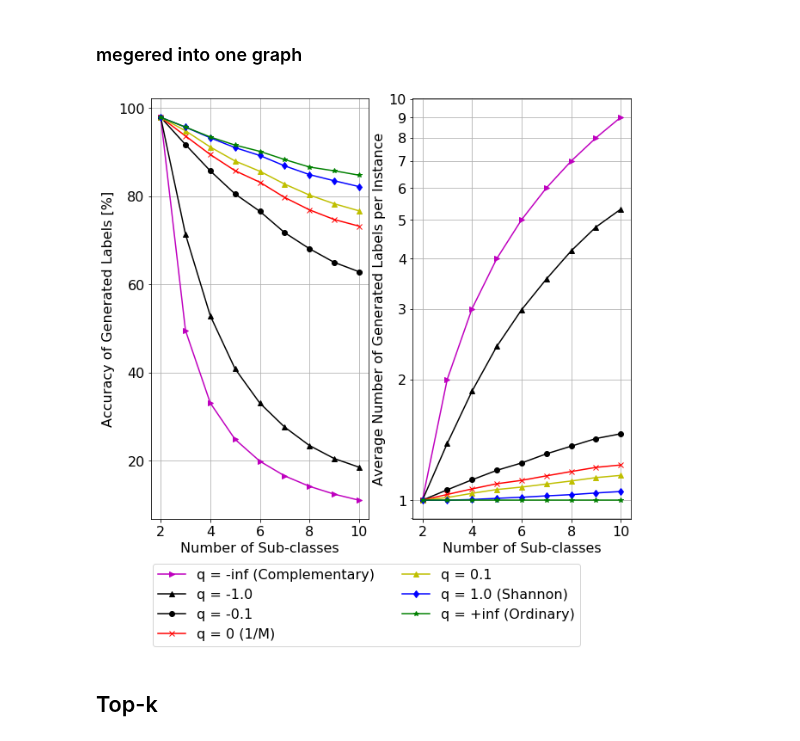
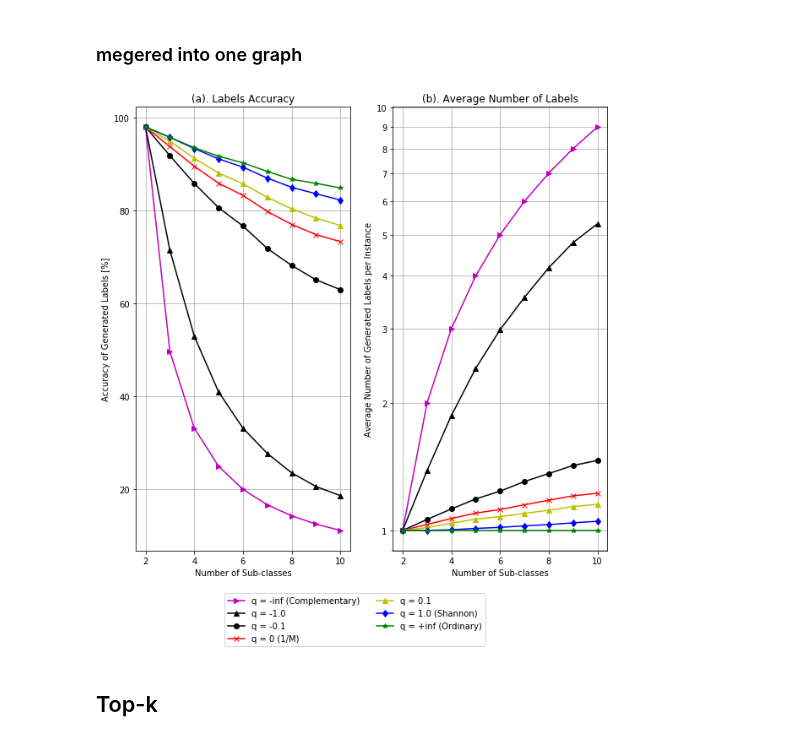
Before and after one commit to 1W1521375/entropy_labelling, a Jupyter notebook: for_graphs.ipynb, the cells around one changed output. Saved outputs shown, nothing was run; the diff lists cells and outputs as text; code cells hidden in the pictures.

Commit message:
top-k graph merged

```diff
--- a/for_graphs.ipynb
+++ b/for_graphs.ipynb
@@ -90,37 +90,39 @@ l7 = ax1.plot(classes, qtop1, marker = '*', color = "g")[0]
 ax1.grid(which = 'both')
 ax1.set_xlabel("Number of Sub-classes")
 ax1.set_ylabel("Accuracy of Generated Labels [%]")
+ax1.title.set_text("(a). Labels Accuracy")
 
 l8 = ax2.plot(classes, q_neginf_lnum, marker = '>', color = "m")[0]
 l9 = ax2.plot(classes, neg_one_lnum, marker = '^', color = "k")[0]
 l10 = ax2.plot(classes, neg_qtenth_lnum, marker = 'o', color = "k")[0]
 l11 = ax2.plot(classes, qzero_lnum, marker = 'x', color = "r")[0]
 l12 = ax2.plot(classes, qtenth_lnum, marker = '^', color = "y")[0]
 l13 = ax2.plot(classes, qshannon_lnum, marker = 'd', color = "b")[0]
 l14 = ax2.plot(classes, qtop1_lnum, marker = '*', color = "g")[0]
 
 pos = [i + 1 for i in range(10)]
 ticks = [str(e) for e in pos]
 ax2.set_yscale('log')
 ax2.set_yticks(pos)
 ax2.set_yticklabels(ticks)
+ax2.grid(which = 'both')
 ax2.set_xlabel("Number of Sub-classes")
 ax2.set_ylabel("Average Number of Generated Labels per Instance")
-ax2.grid(which = 'both')
+ax2.title.set_text("(b). Average Number of Labels")
 
 # Create the legend
 fig.legend([l1, l2, l3, l4, l5, l6, l7, l8, l9, l10, l11, l12, l13, l14],     # The line objects
            labels = line_labels,   # The labels for each line
            loc = "lower center",   # Position of legend
            borderaxespad = 0.1,    # Small spacing around legend box
            ncol = 2)
 
 # Adjust the scaling factor to fit your legend text completely outside the plot
 # (smaller value results in more space being made for the legend)
-plt.subplots_adjust(bottom = 0.2)
+plt.subplots_adjust(bottom = 0.15)
 plt.savefig("tsallis_mnist.pdf")
 # %% [output]
-[figure, old version]
+[figure, new version]
 # %% [markdown]
 ## Top-k
 # %%
```
Also changed, not shown: parts of 2 cells of this notebook, 3 other files.
